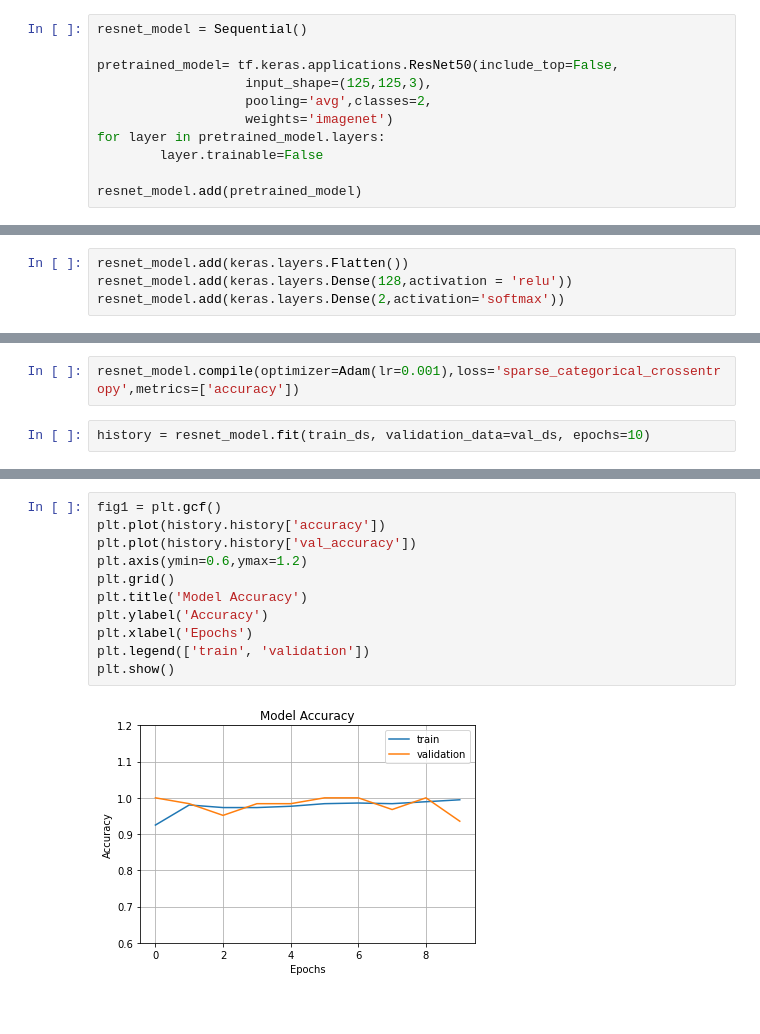
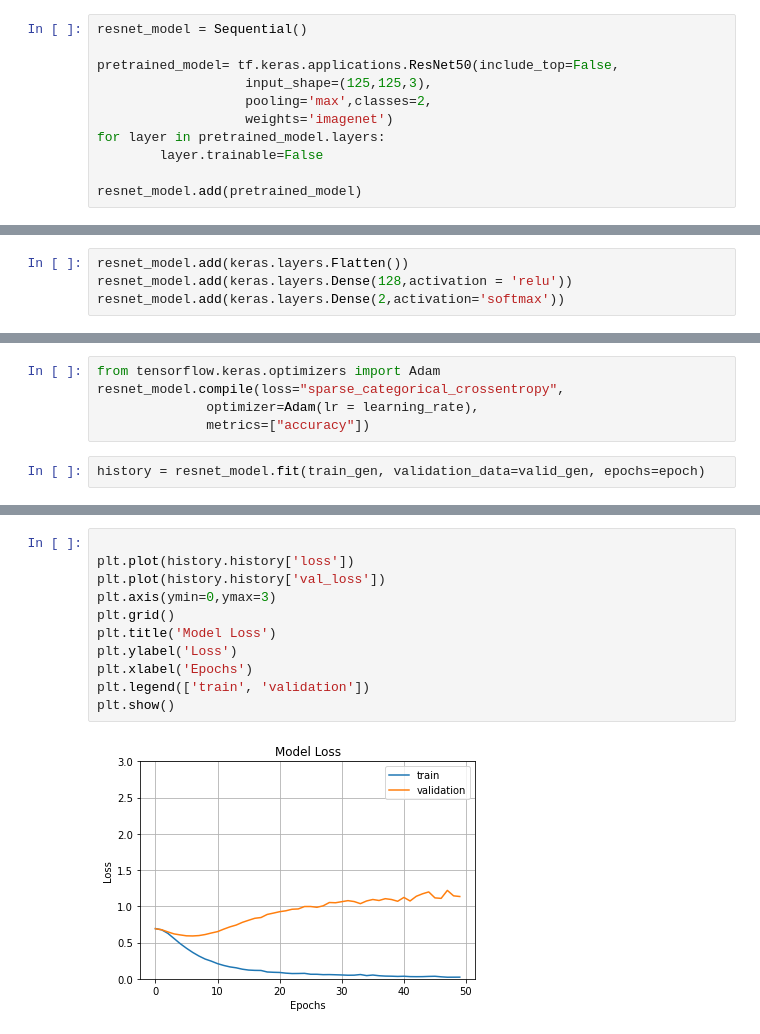
Before and after one commit to saiful1604008/Thesis, a Jupyter notebook: pre_trained_model.ipynb, the cells around one changed output, grey strips where cells are left out. Cells and saved outputs as stored; diff of their text form.

```diff
--- a/pre_trained_model.ipynb
+++ b/pre_trained_model.ipynb
@@ -39,7 +74,7 @@ resnet_model = Sequential()
 
 pretrained_model= tf.keras.applications.ResNet50(include_top=False,
                    input_shape=(125,125,3),
-                   pooling='avg',classes=2,
+                   pooling='max',classes=2,
                    weights='imagenet')
 for layer in pretrained_model.layers:
         layer.trainable=False
@@ -72,7 +107,10 @@ Trainable params: 262,530
 Non-trainable params: 23,587,712
 _________________________________________________________________
-# %%
-resnet_model.compile(optimizer=Adam(lr=0.001),loss='sparse_categorical_crossentropy',metrics=['accuracy'])
+# %%
+from tensorflow.keras.optimizers import Adam
+resnet_model.compile(loss="sparse_categorical_crossentropy",
+              optimizer=Adam(lr = learning_rate),
+              metrics=["accuracy"])
 # %%
-history = resnet_model.fit(train_ds, validation_data=val_ds, epochs=10)
+history = resnet_model.fit(train_gen, validation_data=valid_gen, epochs=epoch)
 # %% [output]
@@ -99,13 +151,13 @@ Epoch 10/10
 # %%
-fig1 = plt.gcf()
-plt.plot(history.history['accuracy'])
-plt.plot(history.history['val_accuracy'])
-plt.axis(ymin=0.6,ymax=1.2)
+
+plt.plot(history.history['loss'])
+plt.plot(history.history['val_loss'])
+plt.axis(ymin=0,ymax=3)
 plt.grid()
-plt.title('Model Accuracy')
-plt.ylabel('Accuracy')
+plt.title('Model Loss')
+plt.ylabel('Loss')
 plt.xlabel('Epochs')
 plt.legend(['train', 'validation'])
 plt.show()
 # %% [output]
-[figure, old version]
+[figure, new version]
```
Also changed, not shown: parts of 14 cells of this notebook.
